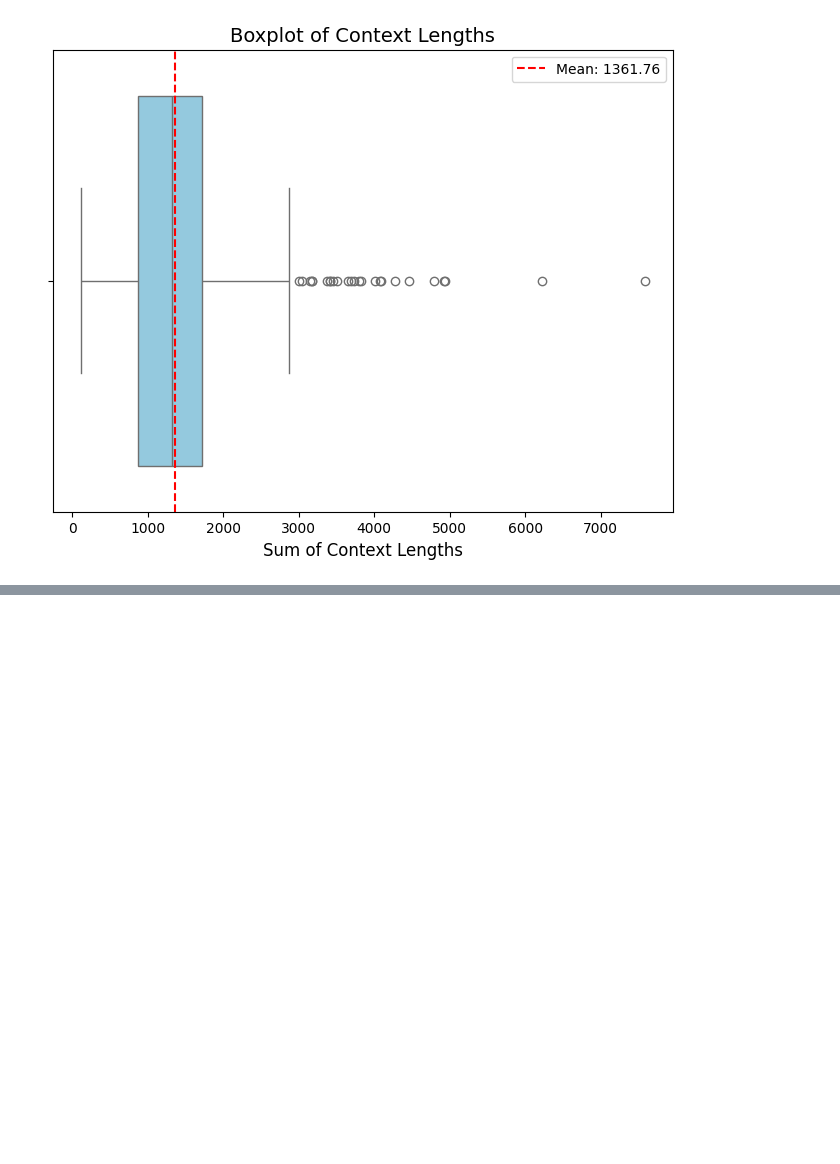
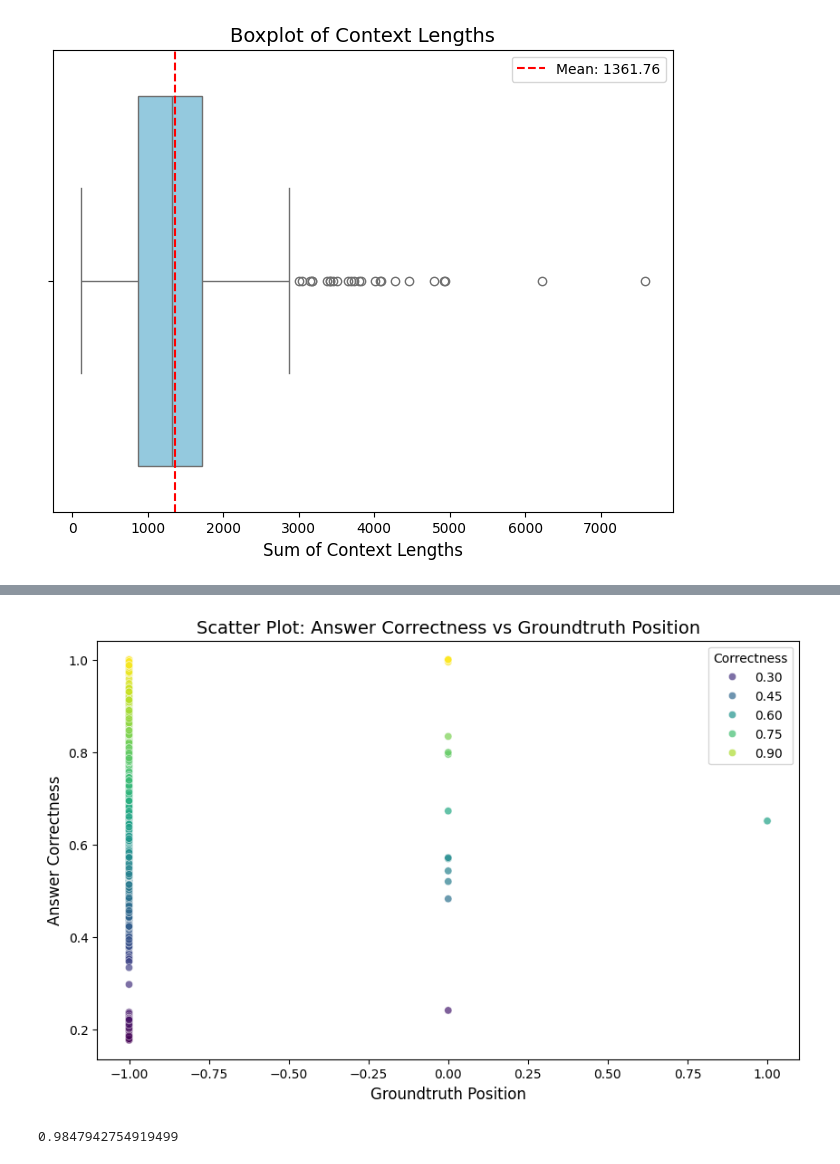
Before and after one commit to zz9tf/Fine-Tuned-GPT-2-with-articles-ground-truth, a Jupyter notebook: code/llamaIndex/experiment/step_4_generate_dataset/utils.ipynb, the cells around one changed output, grey strips where cells are left out. Saved outputs shown, nothing was run; the diff lists cells and outputs as text; code cells hidden in the pictures; blank space fills up the shorter version.

```diff
--- a/code/llamaIndex/experiment/step_4_generate_dataset/utils.ipynb
+++ b/code/llamaIndex/experiment/step_4_generate_dataset/utils.ipynb
@@ -157,0 +226,22 @@ plt.show()
+# %%
+# 3. Scatter Plot: Answer Correctness vs Groundtruth Position
+plt.figure(figsize=(10, 6))
+sns.scatterplot(
+    x='groundtruth_position',
+    y='answer_correctness',
+    data=result,
+    alpha=0.7,
+    hue='answer_correctness',
+    palette='viridis'
+)
+plt.title("Scatter Plot: Answer Correctness vs Groundtruth Position", fontsize=14)
+plt.xlabel("Groundtruth Position", fontsize=12)
+plt.ylabel("Answer Correctness", fontsize=12)
+plt.legend(title="Correctness", loc='upper right')
+plt.show()
+# %% [output]
+[figure, added]
+# %%
+sum(result['groundtruth_position'] == -1)/len(result['groundtruth_position'])
+# %% [output]
+0.9847942754919499
```
Also changed, not shown: parts of 6 cells of this notebook, 1 other file.
